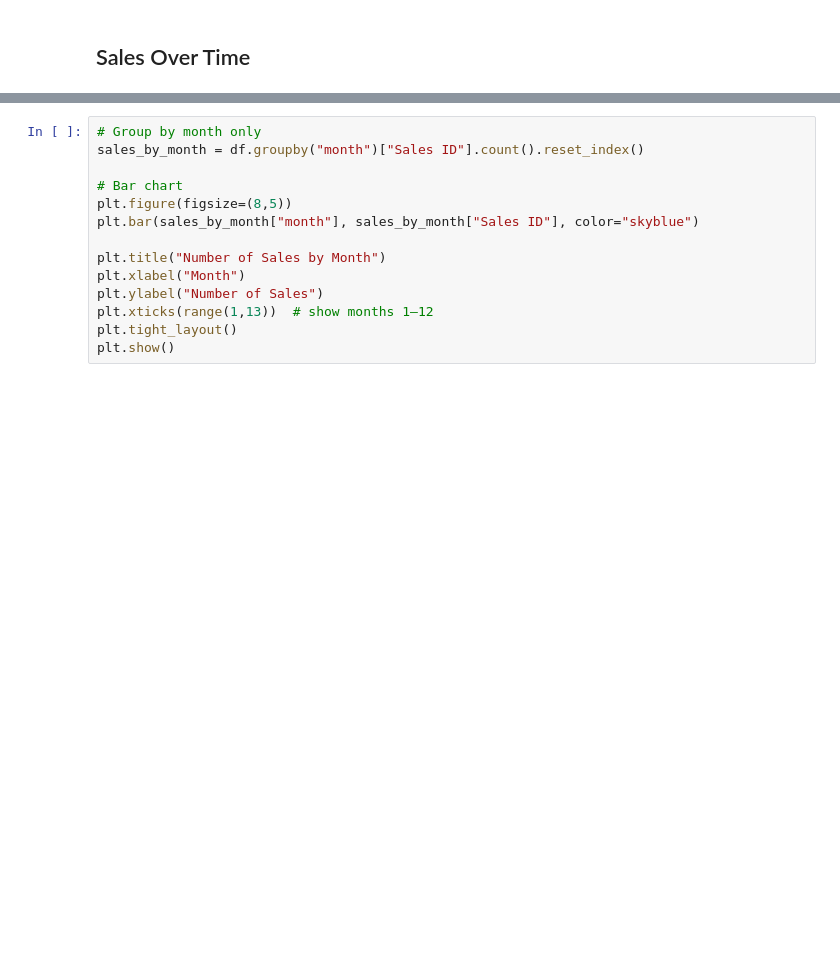
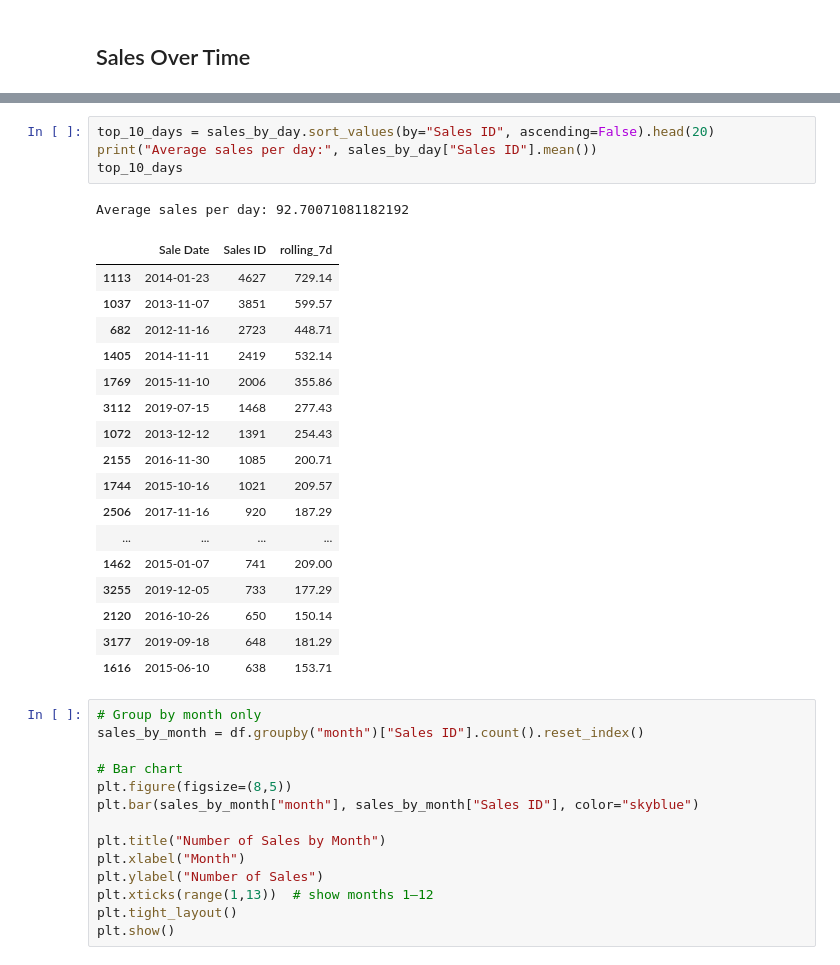
Before and after one commit to mfannin099/detroit_real_estate, a Jupyter notebook: notebooks/property_sales.ipynb, the cells around one changed output, grey strips where cells are left out. Saved outputs shown, nothing was run; the diff lists cells and outputs as text; blank space fills up the shorter version.

```diff
--- a/notebooks/property_sales.ipynb
+++ b/notebooks/property_sales.ipynb
@@ -71,3 +73,26 @@ KeyError: 'Sales Date'
+# %%
+top_10_days = sales_by_day.sort_values(by="Sales ID", ascending=False).head(20)
+print("Average sales per day:", sales_by_day["Sales ID"].mean())
+top_10_days
+# %% [output]
+Average sales per day: 92.70071081182192
+|  | Sale Date | Sales ID | rolling_7d |
+| 1113 | 2014-01-23 | 4627 | 729.14 |
+| 1037 | 2013-11-07 | 3851 | 599.57 |
+| 682 | 2012-11-16 | 2723 | 448.71 |
+| 1405 | 2014-11-11 | 2419 | 532.14 |
+| 1769 | 2015-11-10 | 2006 | 355.86 |
+| 3112 | 2019-07-15 | 1468 | 277.43 |
+| 1072 | 2013-12-12 | 1391 | 254.43 |
+| 2155 | 2016-11-30 | 1085 | 200.71 |
+| 1744 | 2015-10-16 | 1021 | 209.57 |
+| 2506 | 2017-11-16 | 920 | 187.29 |
+| ... | ... | ... | ... |
+| 1462 | 2015-01-07 | 741 | 209.00 |
+| 3255 | 2019-12-05 | 733 | 177.29 |
+| 2120 | 2016-10-26 | 650 | 150.14 |
+| 3177 | 2019-09-18 | 648 | 181.29 |
+| 1616 | 2015-06-10 | 638 | 153.71 |
 # %%
 # Group by month only
 sales_by_month = df.groupby("month")["Sales ID"].count().reset_index()
```
Also changed, not shown: parts of 7 cells of this notebook.
